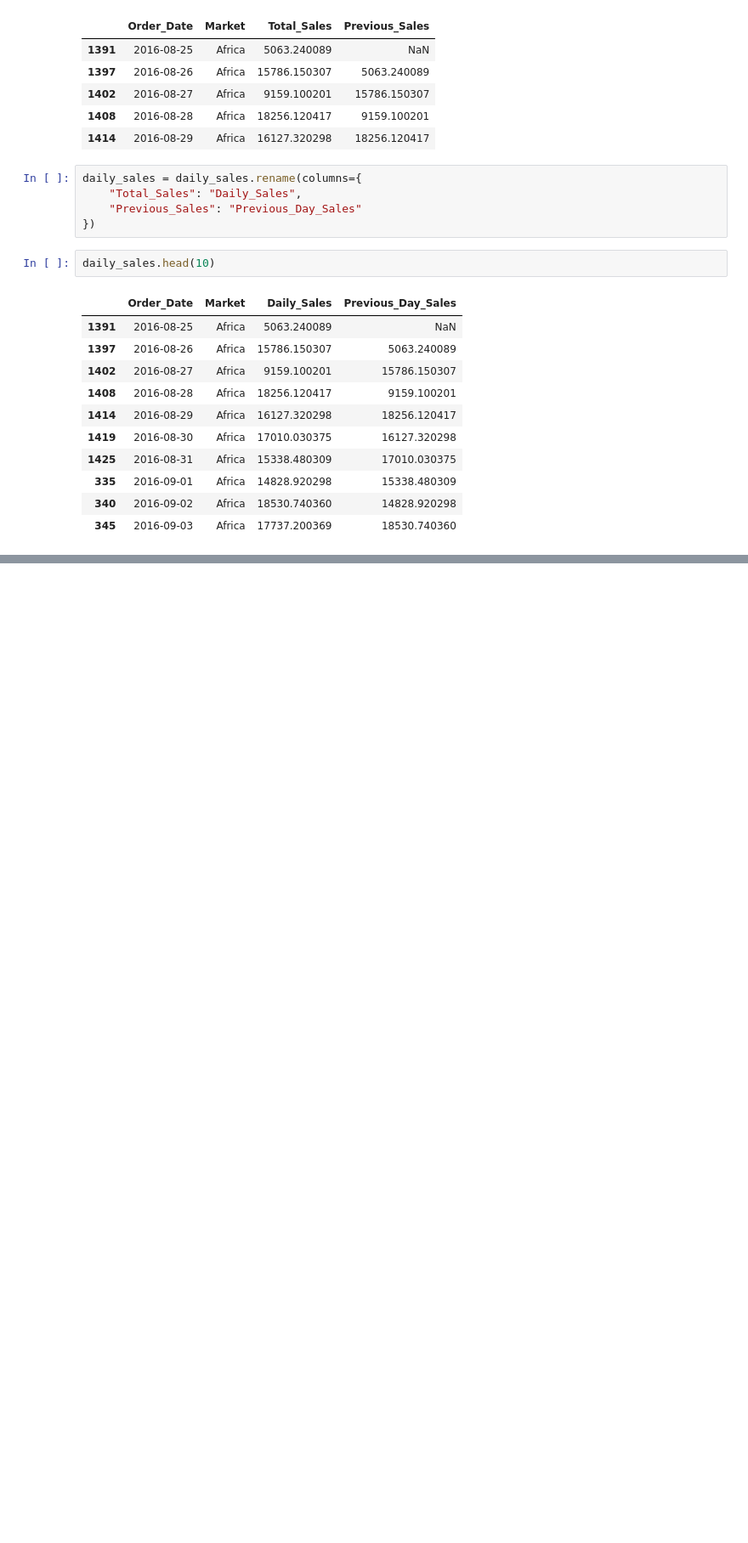
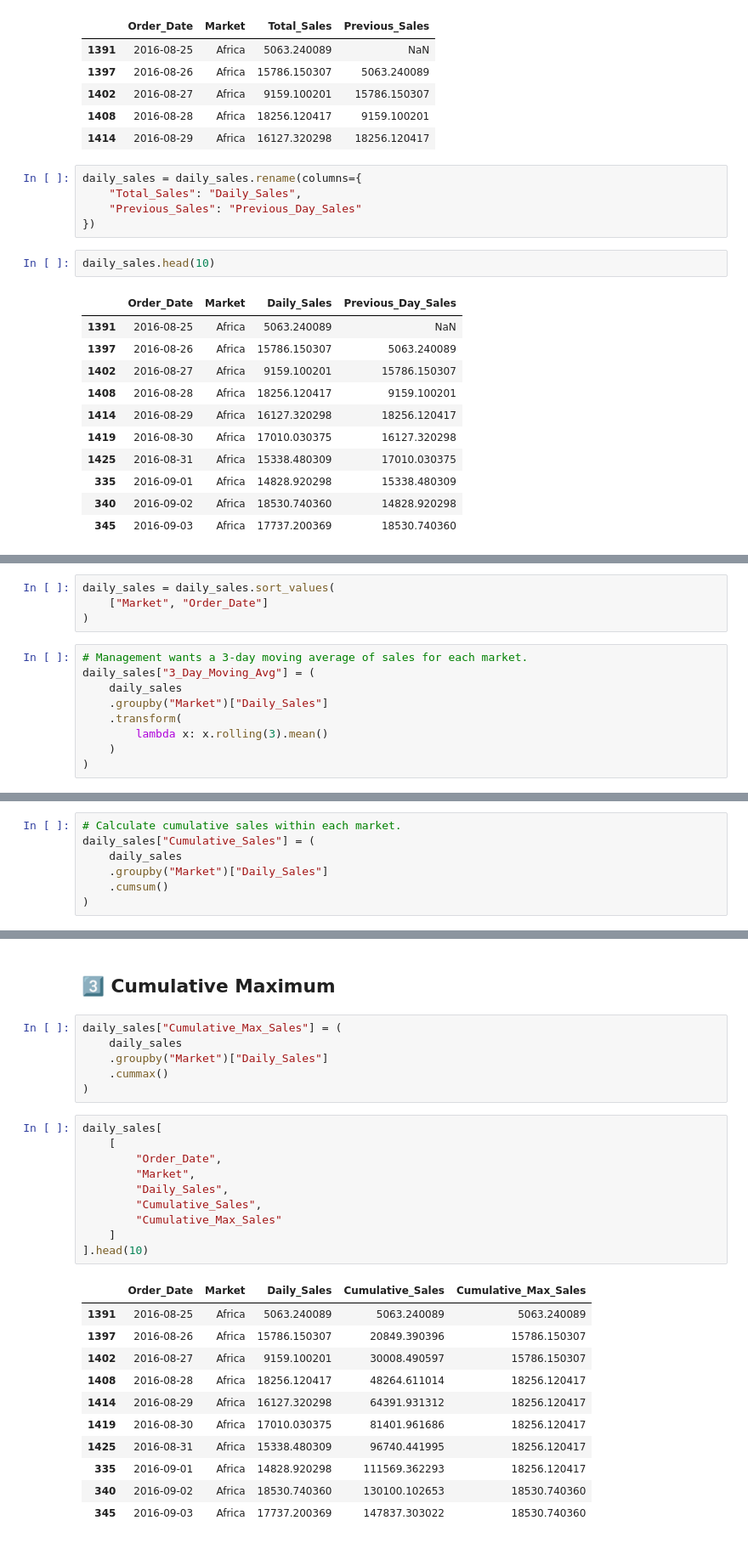
Before and after one commit to ivaibhavpawar1045/Python-Data-Analytics, a Jupyter notebook: 28_advanced_pandas_III/advanced_pandas.ipynb, the cells around one changed output, grey strips where cells are left out. Shown at 85% size. Drawn from its saved outputs; the diff is of its cells as text; blank space fills up the shorter version.

Commit message:
Complete Day 28 advanced groupby and time-based analysis

```diff
--- a/28_advanced_pandas_III/advanced_pandas.ipynb
+++ b/28_advanced_pandas_III/advanced_pandas.ipynb
@@ -352,0 +357,13 @@ daily_sales.head(10)
+# %%
+daily_sales = daily_sales.sort_values(
+    ["Market", "Order_Date"]
+)
+# %%
+# Management wants a 3-day moving average of sales for each market.
+daily_sales["3_Day_Moving_Avg"] = (
+    daily_sales
+    .groupby("Market")["Daily_Sales"]
+    .transform(
+        lambda x: x.rolling(3).mean()
+    )
+)
@@ -352,0 +388,7 @@ daily_sales.head(10)
+# %%
+# Calculate cumulative sales within each market.
+daily_sales["Cumulative_Sales"] = (
+    daily_sales
+    .groupby("Market")["Daily_Sales"]
+    .cumsum()
+)
@@ -352,0 +416,30 @@ daily_sales.head(10)
+# %% [markdown]
+## 3️⃣ Cumulative Maximum
+# %%
+daily_sales["Cumulative_Max_Sales"] = (
+    daily_sales
+    .groupby("Market")["Daily_Sales"]
+    .cummax()
+)
+# %%
+daily_sales[
+    [
+        "Order_Date",
+        "Market",
+        "Daily_Sales",
+        "Cumulative_Sales",
+        "Cumulative_Max_Sales"
+    ]
+].head(10)
+# %% [output]
+|  | Order_Date | Market | Daily_Sales | Cumulative_Sales | Cumulative_Max_Sales |
+| 1391 | 2016-08-25 | Africa | 5063.240089 | 5063.240089 | 5063.240089 |
+| 1397 | 2016-08-26 | Africa | 15786.150307 | 20849.390396 | 15786.150307 |
+| 1402 | 2016-08-27 | Africa | 9159.100201 | 30008.490597 | 15786.150307 |
+| 1408 | 2016-08-28 | Africa | 18256.120417 | 48264.611014 | 18256.120417 |
+| 1414 | 2016-08-29 | Africa | 16127.320298 | 64391.931312 | 18256.120417 |
+| 1419 | 2016-08-30 | Africa | 17010.030375 | 81401.961686 | 18256.120417 |
+| 1425 | 2016-08-31 | Africa | 15338.480309 | 96740.441995 | 18256.120417 |
+| 335 | 2016-09-01 | Africa | 14828.920298 | 111569.362293 | 18256.120417 |
+| 340 | 2016-09-02 | Africa | 18530.740360 | 130100.102653 | 18530.740360 |
+| 345 | 2016-09-03 | Africa | 17737.200369 | 147837.303022 | 18530.740360 |
```
Also changed, not shown: parts of 9 cells of this notebook.
